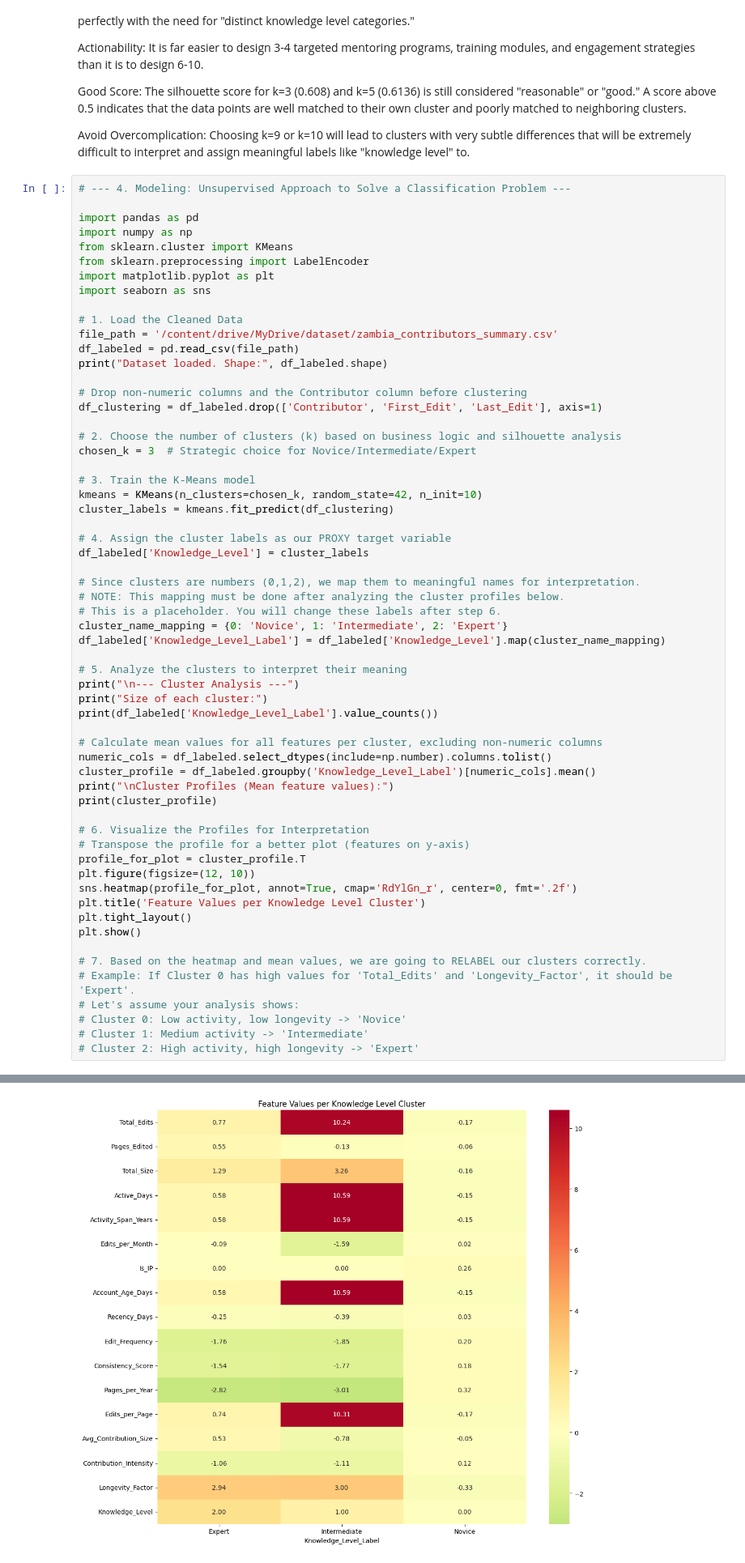
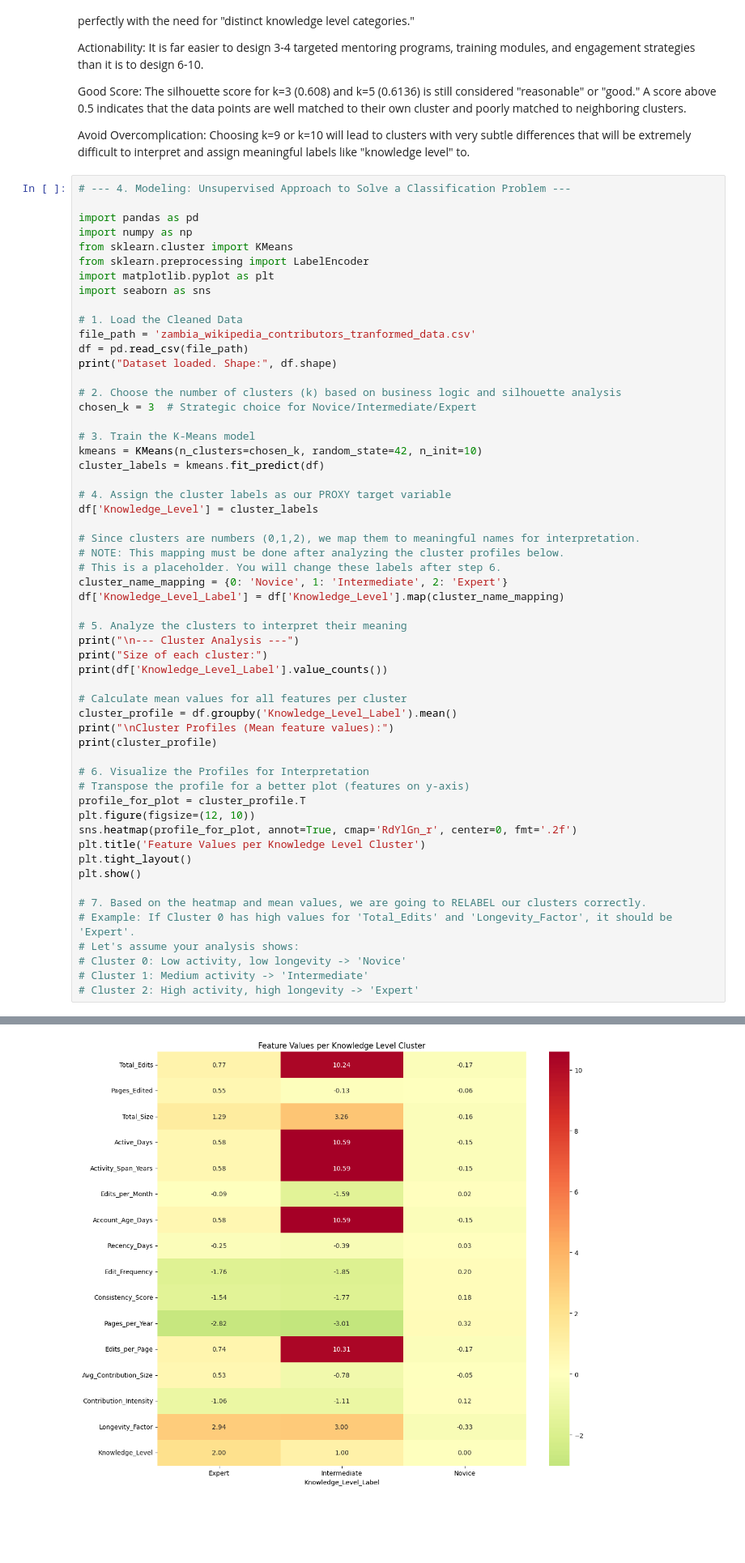
Before and after one commit to Ezra-11/knowledge-level-of-wikipedia, a Jupyter notebook: DataMining_project.ipynb, the cells around one changed output, grey strips where cells are left out. Shown at 81% size. Saved outputs shown, nothing was run; the diff lists cells and outputs as text; blank space fills up the shorter version.

```diff
--- a/DataMining_project.ipynb
+++ b/DataMining_project.ipynb
@@ -842,37 +849,33 @@ import matplotlib.pyplot as plt
 import seaborn as sns
 
 # 1. Load the Cleaned Data
-file_path = '/content/drive/MyDrive/dataset/zambia_contributors_summary.csv'
-df_labeled = pd.read_csv(file_path)
-print("Dataset loaded. Shape:", df_labeled.shape)
-
-# Drop non-numeric columns and the Contributor column before clustering
-df_clustering = df_labeled.drop(['Contributor', 'First_Edit', 'Last_Edit'], axis=1)
+file_path = 'zambia_wikipedia_contributors_tranformed_data.csv'
+df = pd.read_csv(file_path)
+print("Dataset loaded. Shape:", df.shape)
 
 # 2. Choose the number of clusters (k) based on business logic and silhouette analysis
 chosen_k = 3  # Strategic choice for Novice/Intermediate/Expert
 
 # 3. Train the K-Means model
 kmeans = KMeans(n_clusters=chosen_k, random_state=42, n_init=10)
-cluster_labels = kmeans.fit_predict(df_clustering)
+cluster_labels = kmeans.fit_predict(df)
 
 # 4. Assign the cluster labels as our PROXY target variable
-df_labeled['Knowledge_Level'] = cluster_labels
+df['Knowledge_Level'] = cluster_labels
 
 # Since clusters are numbers (0,1,2), we map them to meaningful names for interpretation.
 # NOTE: This mapping must be done after analyzing the cluster profiles below.
 # This is a placeholder. You will change these labels after step 6.
 cluster_name_mapping = {0: 'Novice', 1: 'Intermediate', 2: 'Expert'}
-df_labeled['Knowledge_Level_Label'] = df_labeled['Knowledge_Level'].map(cluster_name_mapping)
+df['Knowledge_Level_Label'] = df['Knowledge_Level'].map(cluster_name_mapping)
 
 # 5. Analyze the clusters to interpret their meaning
 print("\n--- Cluster Analysis ---")
 print("Size of each cluster:")
-print(df_labeled['Knowledge_Level_Label'].value_counts())
+print(df['Knowledge_Level_Label'].value_counts())
 
-# Calculate mean values for all features per cluster, excluding non-numeric columns
-numeric_cols = df_labeled.select_dtypes(include=np.number).columns.tolist()
-cluster_profile = df_labeled.groupby('Knowledge_Level_Label')[numeric_cols].mean()
+# Calculate mean values for all features per cluster
+cluster_profile = df.groupby('Knowledge_Level_Label').mean()
 print("\nCluster Profiles (Mean feature values):")
 print(cluster_profile)
 
@@ -912,4 +915,4 @@ Novice                        -0.332401              0.0
-[figure, old version]
+[figure, new version]
 # %% [markdown]
 ## 7. Based on the heatmap and mean values, we RELABEL our clusters correctly.
 *  The analysis of the cluster profiles shows:
```
Also changed, not shown: parts of 40 cells of this notebook.
